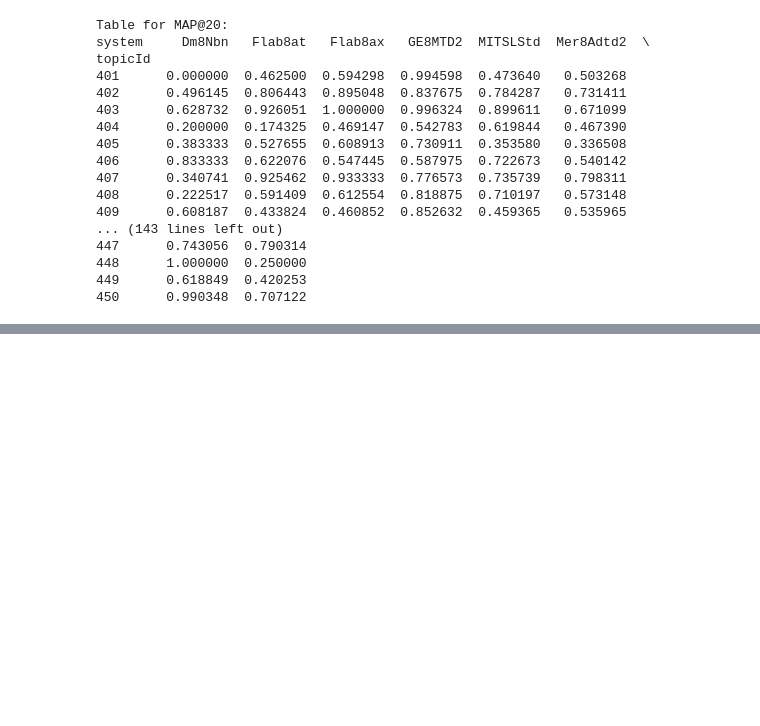
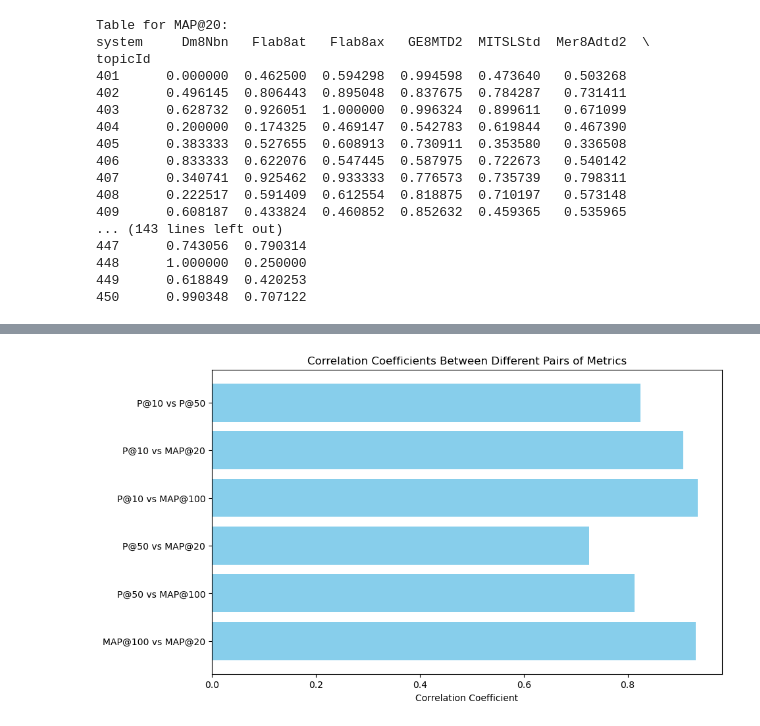
Before and after one commit to wnsyarina/IR, a Jupyter notebook: precisionAndMap.ipynb, the cells around one changed output, grey strips where cells are left out. Cells and saved outputs as stored; diff of their text form; code cells hidden in the pictures; blank space fills up the shorter version.

Commit message:
correlation coefficient

```diff
--- a/precisionAndMap.ipynb
+++ b/precisionAndMap.ipynb
@@ -189,0 +275,26 @@ topicId
+# %%
+import matplotlib.pyplot as plt
+
+# Your correlation coefficients
+correlation_data = {
+    'P@10 vs P@50': 0.824226,
+    'P@10 vs MAP@20': 0.9067,
+    'P@10 vs MAP@100': 0.934751,
+    'P@50 vs MAP@20': 0.725128,
+    'P@50 vs MAP@100': 0.813456,
+    'MAP@100 vs MAP@20': 0.930644
+}
+
+# Convert the correlation data into lists
+pairs = list(correlation_data.keys())
+coefficients = list(correlation_data.values())
+
+# Create bar chart
+plt.figure(figsize=(10, 6))
+plt.barh(pairs, coefficients, color='skyblue')
+plt.xlabel('Correlation Coefficient')
+plt.title('Correlation Coefficients Between Different Pairs of Metrics')
+plt.gca().invert_yaxis()  # Invert y-axis to display the highest correlation at the top
+plt.show()
+# %% [output]
+[figure, added]
```
Also changed, not shown: parts of 2 cells of this notebook, 1 other file.
